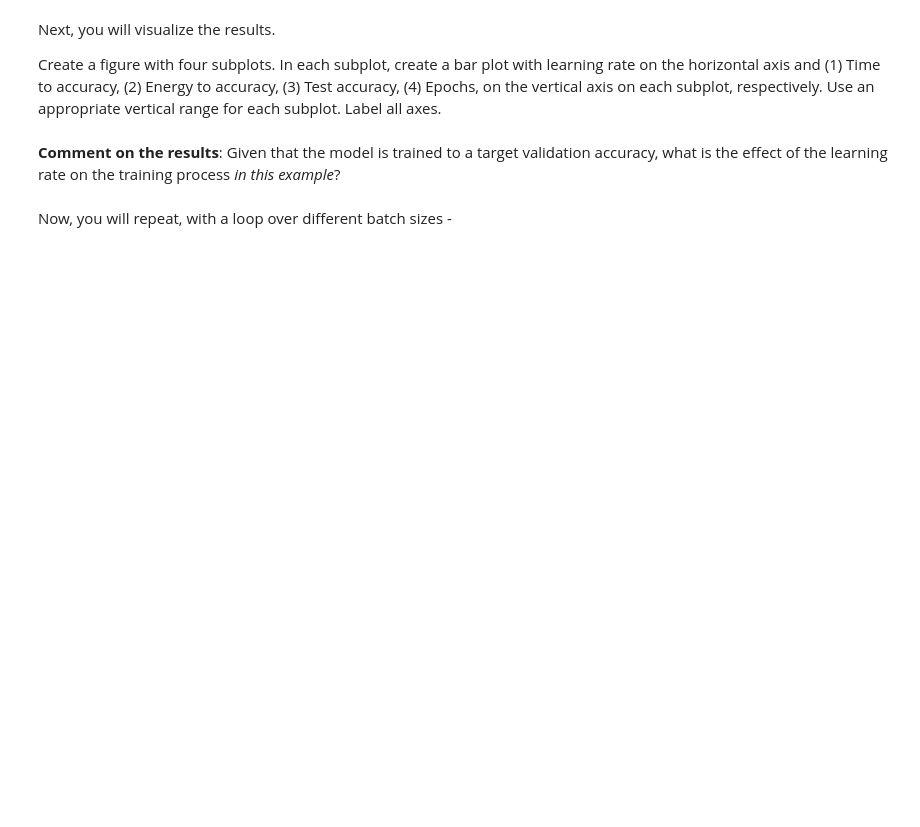
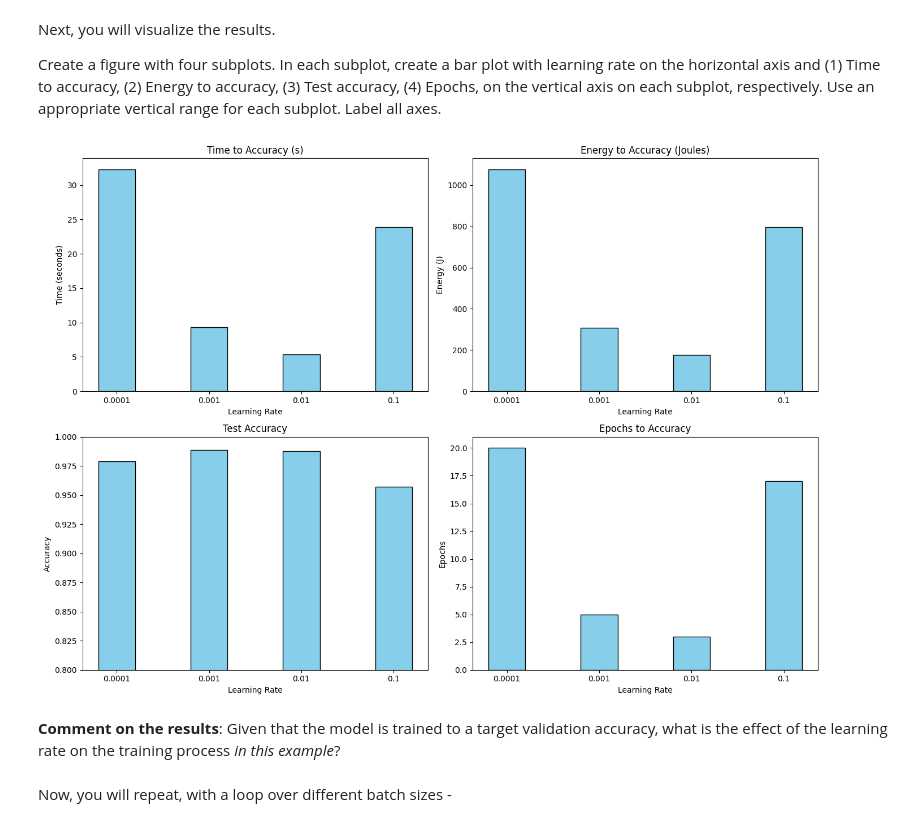
Before and after one commit to Cloudynn3/ML, a Jupyter notebook: notebooks/8-lab-neural-net-music-classification.ipynb, the cells around one changed output. Saved outputs shown, nothing was run; the diff lists cells and outputs as text; code cells hidden in the pictures; blank space fills up the shorter version.

```diff
--- a/notebooks/8-lab-neural-net-music-classification.ipynb
+++ b/notebooks/8-lab-neural-net-music-classification.ipynb
@@ -467,11 +510,22 @@ class TrainToAccuracy(callbacks.Callback):
     def __init__(self, threshold=0.9, patience=5):
         self.threshold = threshold  # the desired accuracy threshold
         self.patience = patience # how many epochs to wait once hitting the threshold
+        self.wait = 0
 
     def on_epoch_end(self, epoch, logs=None):
         current_acc = logs.get("val_accuracy")
+        logs = logs or {}
         # if conditions are met..
         # self.model.stop_training = True
+
+        if current_acc is not None:
+            if current_acc >= self.threshold:
+                self.wait += 1
+                if self.wait >= self.patience:
+                    print(f"\nReached {self.threshold*100:.1f}% val accuracy for {self.patience} consecutive epochs. Stopping training.")
+                    self.model.stop_training = True
+            else:
+                self.wait = 0  # reset if threshold is not met
 # %% [markdown]
 Try it! run the following cell to test your `TrainToAccuracy` callback. (This will just continue fitting whatever `model` is currently in scope.)
 # %%
@@ -559,3 +720,47 @@ Create a figure with four subplots. In each subplot, create a bar plot with lear
+# %%
+# TODO - visualize effect of varying learning rate, when training to a target accuracy
+import matplotlib.pyplot as plt
+
+# Extract values from metrics_vs_lr
+lrs = [m['learning_rate'] for m in metrics_vs_lr]
+train_times = [m['train_time'] for m in metrics_vs_lr]
+energies = [m['total_energy'] if m['total_energy'] is not None else 0 for m in metrics_vs_lr]
+test_accuracies = [m['test_accuracy'] for m in metrics_vs_lr]
+epochs = [m['epochs'] for m in metrics_vs_lr]
+
+# Set up 2x2 subplot grid
+fig, axs = plt.subplots(2, 2, figsize=(14, 10))
+bar_kwargs = dict(width=0.4, color='skyblue', edgecolor='black')
+
+# Time to Accuracy
+axs[0, 0].bar([str(lr) for lr in lrs], train_times, **bar_kwargs)
+axs[0, 0].set_title("Time to Accuracy (s)")
+axs[0, 0].set_xlabel("Learning Rate")
+axs[0, 0].set_ylabel("Time (seconds)")
+
+# Energy to Accuracy
+axs[0, 1].bar([str(lr) for lr in lrs], energies, **bar_kwargs)
+axs[0, 1].set_title("Energy to Accuracy (Joules)")
+axs[0, 1].set_xlabel("Learning Rate")
+axs[0, 1].set_ylabel("Energy (J)")
+
+# Test Accuracy
+axs[1, 0].bar([str(lr) for lr in lrs], test_accuracies, **bar_kwargs)
+axs[1, 0].set_ylim(0.8, 1.0)  # reasonable accuracy range
+axs[1, 0].set_title("Test Accuracy")
+axs[1, 0].set_xlabel("Learning Rate")
+axs[1, 0].set_ylabel("Accuracy")
+
+# Epochs to Accuracy
+axs[1, 1].bar([str(lr) for lr in lrs], epochs, **bar_kwargs)
+axs[1, 1].set_title("Epochs to Accuracy")
+axs[1, 1].set_xlabel("Learning Rate")
+axs[1, 1].set_ylabel("Epochs")
+
+plt.tight_layout()
+plt.show()
+# %% [output]
+[figure, added]
 # %% [markdown]
 **Comment on the results**: Given that the model is trained to a target validation accuracy, what is the effect of the learning rate on the training process *in this example*?
 # %% [markdown]
```
Also changed, not shown: parts of 19 cells of this notebook.
